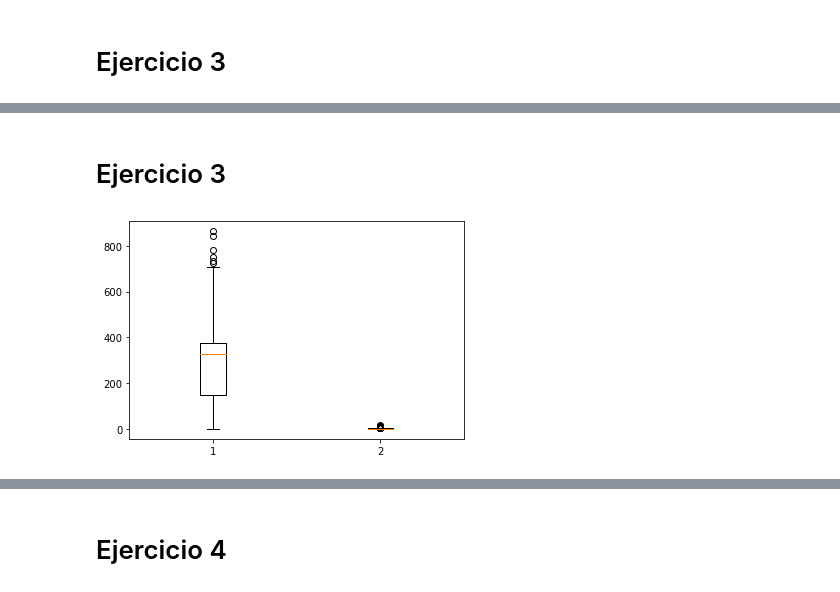
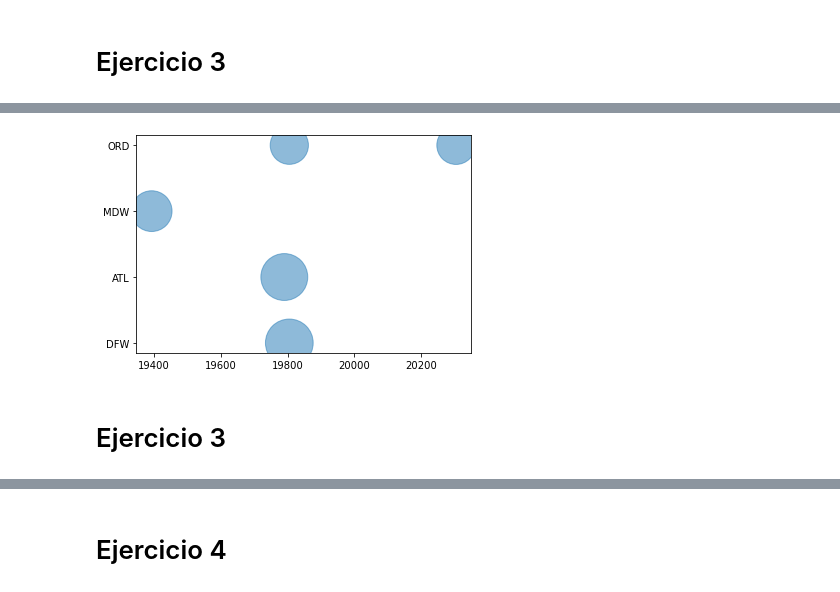
Before and after one commit to roig7/Practicamining1, a Jupyter notebook: LAB01-GRUPORoigChavarri/Practica2Vuelos.ipynb, the cells around one changed output, grey strips where cells are left out. Cells and saved outputs as stored; diff of their text form; code cells hidden in the pictures.

Commit message:
Practica 2 ejercicio bubble

```diff
--- a/LAB01-GRUPORoigChavarri/Practica2Vuelos.ipynb
+++ b/LAB01-GRUPORoigChavarri/Practica2Vuelos.ipynb
@@ -77,7 +77,7 @@ dtypes: float64(8), int64(8), object(6)
 memory usage: 102.5+ MB
 # %%
 #Eliminamos las columnas repetidas o que no aporten ninguna informacion
-data=data.drop(columns=['OP_CARRIER','ARR_DEL15','CANCELLED','DIVERTED','Unnamed: 21'])
+data=data.drop(columns=['OP_CARRIER','CANCELLED','DIVERTED','Unnamed: 21'])
 # %%
 #Agrupa la columna de día del mes de manera que cada uno corresponda a una semana usando una etiqueta de tipo String.
 conditionlist = [
@@ -172,0 +118,8 @@ var_y
+# %%
+#Sumamos la columna DEP_DEL15 segun la compañia y el origen
+#Sumando esta columna obtenemos el numero de veces que la compañia ha tenido retrasos segun el origen
+ej3= data.groupby(['OP_CARRIER_AIRLINE_ID', 'ORIGIN']).agg(SUM=('DEP_DEL15', 'sum'))
+ej31=pd.DataFrame(ej3)
+#5 compañías con mas problemas con respecto al aeropuerto de origen
+var=ej31.nlargest(5, 'SUM')
+var
@@ -173,10 +134,18 @@ var_y
+# %%
+#Reseteamos el index para poder escoger las columnas
+var1=var.reset_index()
+
+#el eje de las X indica la compañía (OP_CARRIER_AIRLINE_IDF)
+x = var1['OP_CARRIER_AIRLINE_ID']
+#el eje Y el aeropuerto de origen (ORIGIN)
+y = var1['ORIGIN']
+#eje z es el numero de retrasos
+z = var1['SUM']
+
+# Bubble plot
+plt.scatter(x, y, s=z, alpha=0.5)
+plt.show()
+# %% [output]
+[figure, added]
 # %% [markdown]
 # Ejercicio 3
-# %%
-retrasos=var_x.groupby(['DEP_TIME'])['ARR_TIME'].count()
-retrasos1=var_y.groupby(['DEP_TIME'])['ARR_TIME'].count()
-x=[retrasos,retrasos1]
-plt.boxplot(x)
-plt.show()
-# %% [output]
-[figure, removed]
```
Also changed, not shown: parts of 11 cells of this notebook.
